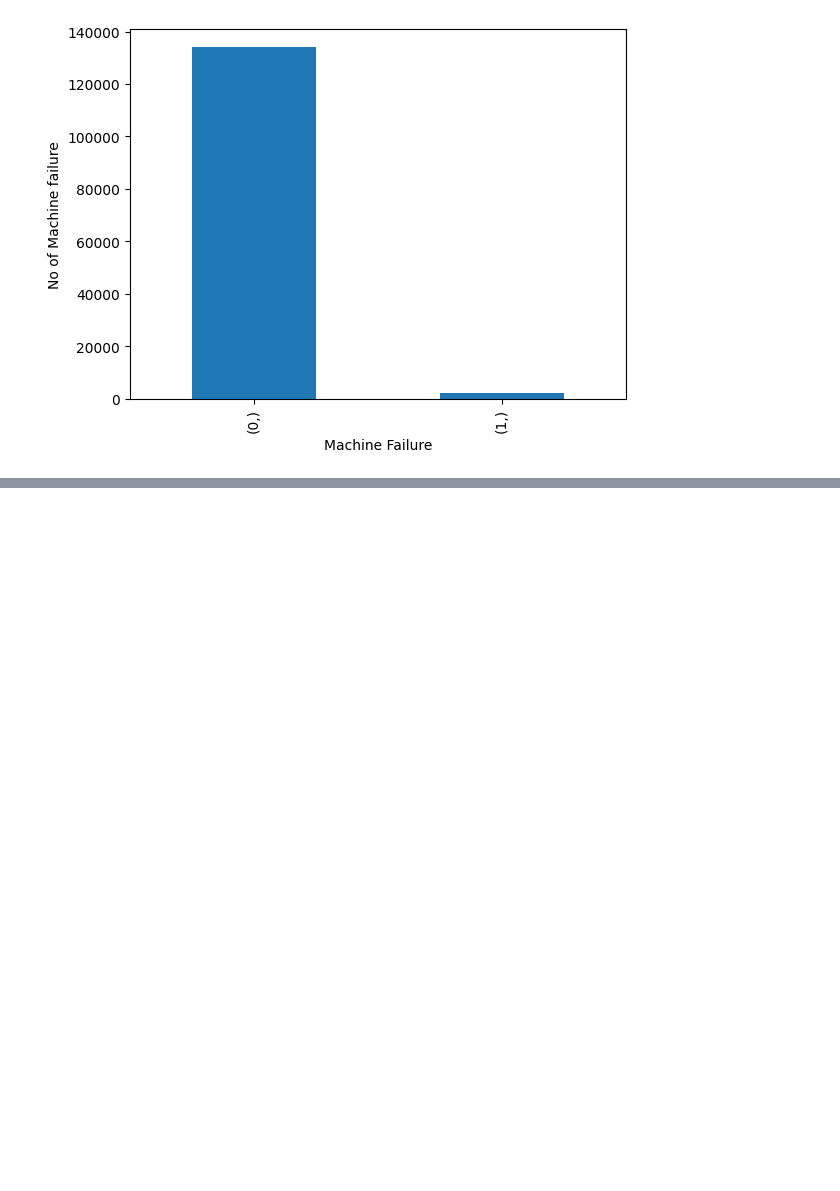
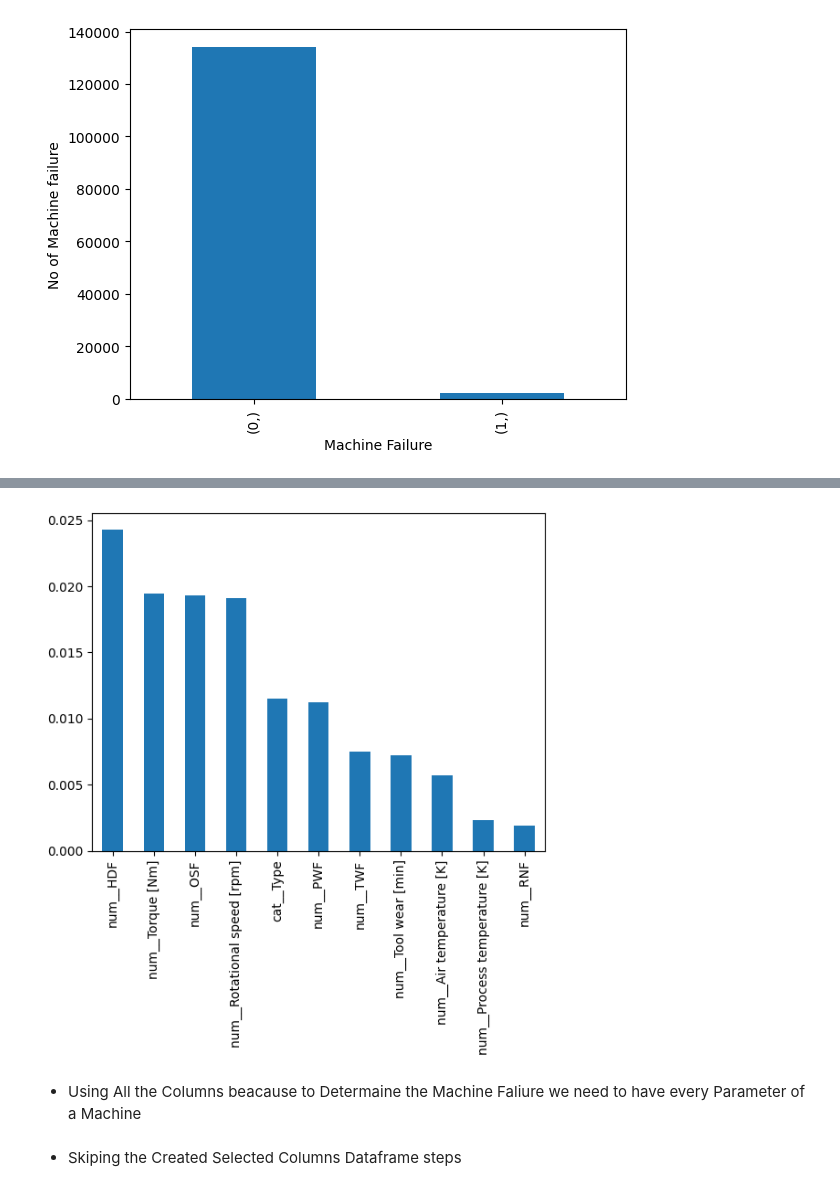
Before and after one commit to neerajprasad209/Classification_Project, a Jupyter notebook: ClassificationProject.ipynb, the cells around one changed output, grey strips where cells are left out. Cells and saved outputs as stored; diff of their text form; code cells hidden in the pictures; blank space fills up the shorter version.

```diff
--- a/ClassificationProject.ipynb
+++ b/ClassificationProject.ipynb
@@ -149,0 +224,2 @@ plt.show()
+# %%
+X_pre = pd.DataFrame(X_pre, columns=cols)
@@ -149,0 +239,3 @@ plt.show()
+# %%
+from sklearn.feature_selection import mutual_info_classif
+imp = mutual_info_classif(X_pre,Y)
@@ -149,0 +248,3 @@ plt.show()
+# %%
+imp = pd.Series(imp)
+imp.index = X_pre.columns
@@ -149,0 +266,11 @@ plt.show()
+# %%
+imp = imp.sort_values(ascending=False)
+# %%
+imp.plot(kind='bar')
+plt.show()
+# %% [output]
+[figure, added]
+# %% [markdown]
+* Using All the Columns beacause to Determaine the Machine Faliure we need to have every Parameter of a Machine
+# %% [markdown]
+* Skiping the Created Selected Columns Dataframe steps
```
Also changed, not shown: parts of 84 cells of this notebook.
